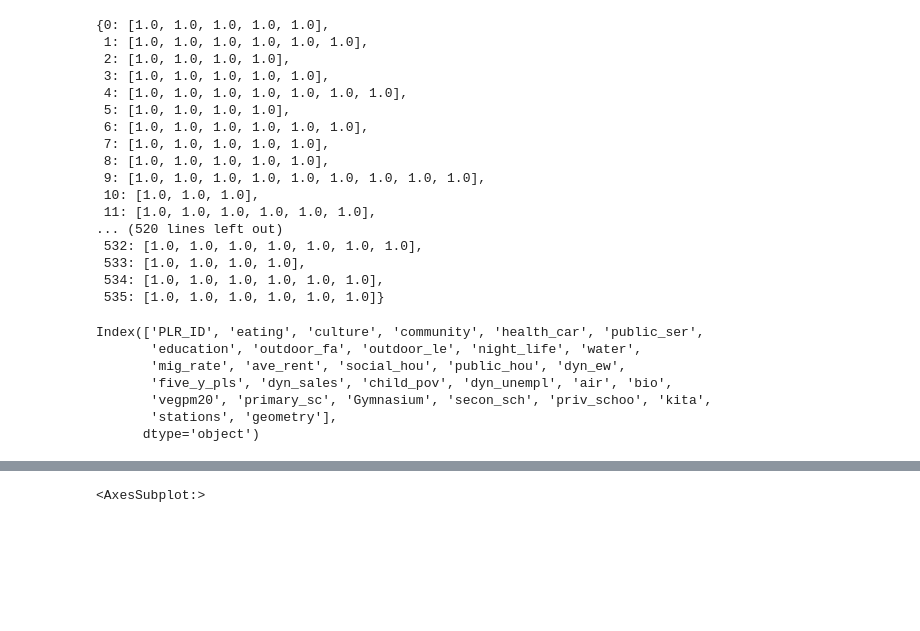
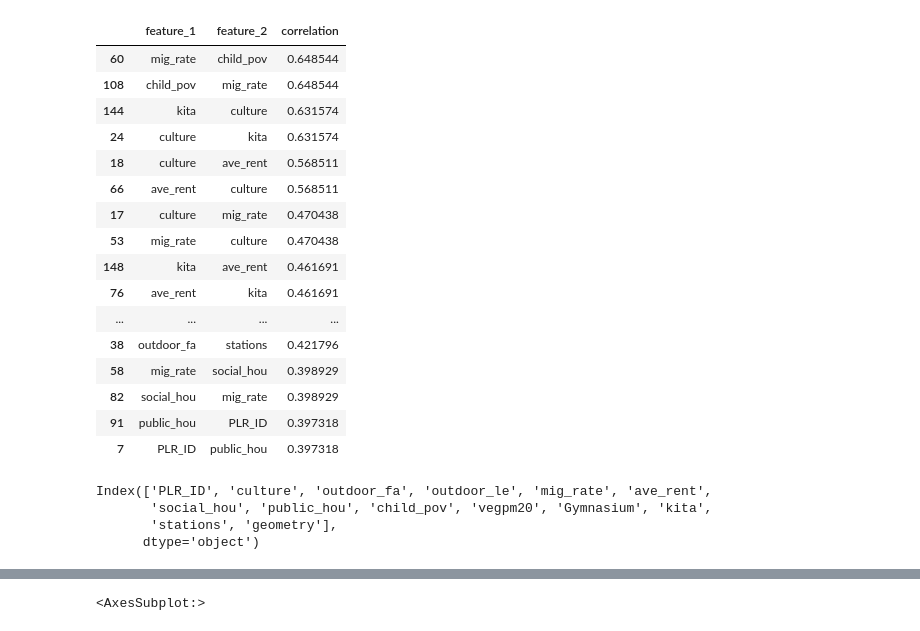
Before and after one commit to Safiaaaaa/YouthInTheCity, a Jupyter notebook: notebooks/safia-basic-model.ipynb, the cells around one changed output, grey strips where cells are left out. Drawn from its saved outputs; the diff is of its cells as text; code cells hidden in the pictures; blank space fills up the shorter version.

```diff
--- a/notebooks/safia-basic-model.ipynb
+++ b/notebooks/safia-basic-model.ipynb
@@ -53,38 +56,42 @@ selected = gpd.read_file('../raw_data/basic_model_gdf.shp')
 # %%
 queen = libpysal.weights.Queen.from_dataframe(selected)
 # %%
-queen.weights
+#queen.weights
-# %% [output]
-{0: [1.0, 1.0, 1.0, 1.0, 1.0],
- 1: [1.0, 1.0, 1.0, 1.0, 1.0, 1.0],
- 2: [1.0, 1.0, 1.0, 1.0],
- 3: [1.0, 1.0, 1.0, 1.0, 1.0],
- 4: [1.0, 1.0, 1.0, 1.0, 1.0, 1.0, 1.0],
- 5: [1.0, 1.0, 1.0, 1.0],
- 6: [1.0, 1.0, 1.0, 1.0, 1.0, 1.0],
- 7: [1.0, 1.0, 1.0, 1.0, 1.0],
- 8: [1.0, 1.0, 1.0, 1.0, 1.0],
- 9: [1.0, 1.0, 1.0, 1.0, 1.0, 1.0, 1.0, 1.0, 1.0],
- 10: [1.0, 1.0, 1.0],
- 11: [1.0, 1.0, 1.0, 1.0, 1.0, 1.0],
-... (520 lines left out)
- 532: [1.0, 1.0, 1.0, 1.0, 1.0, 1.0, 1.0],
- 533: [1.0, 1.0, 1.0, 1.0],
- 534: [1.0, 1.0, 1.0, 1.0, 1.0, 1.0],
- 535: [1.0, 1.0, 1.0, 1.0, 1.0, 1.0]}
+# %%
+corr = selected.corr()
+corr_df = corr.unstack().reset_index() #Unstack correlation matrix
+corr_df.columns = ["feature_1", "feature_2", "correlation"] #Rename the columns
+corr_df.sort_values(by="correlation", ascending=False, inplace=True)
+corr_df = corr_df[corr_df["feature_1"] != corr_df["feature_2"]] #remove the self-corr
+corr_df.head(20)
+# %% [output]
+|  | feature_1 | feature_2 | correlation |
+| 60 | mig_rate | child_pov | 0.648544 |
+| 108 | child_pov | mig_rate | 0.648544 |
+| 144 | kita | culture | 0.631574 |
+| 24 | culture | kita | 0.631574 |
+| 18 | culture | ave_rent | 0.568511 |
+| 66 | ave_rent | culture | 0.568511 |
+| 17 | culture | mig_rate | 0.470438 |
+| 53 | mig_rate | culture | 0.470438 |
+| 148 | kita | ave_rent | 0.461691 |
+| 76 | ave_rent | kita | 0.461691 |
+| ... | ... | ... | ... |
+| 38 | outdoor_fa | stations | 0.421796 |
+| 58 | mig_rate | social_hou | 0.398929 |
+| 82 | social_hou | mig_rate | 0.398929 |
+| 91 | public_hou | PLR_ID | 0.397318 |
+| 7 | PLR_ID | public_hou | 0.397318 |
 # %%
 y = np.array(selected['child_pov'])
 X = selected.drop(columns=[
     'PLR_ID','child_pov', 'geometry']).to_numpy()
-# %%
-selected.columns
-# %% [output]
-Index(['PLR_ID', 'eating', 'culture', 'community', 'health_car', 'public_ser',
-       'education', 'outdoor_fa', 'outdoor_le', 'night_life', 'water',
-       'mig_rate', 'ave_rent', 'social_hou', 'public_hou', 'dyn_ew',
-       'five_y_pls', 'dyn_sales', 'child_pov', 'dyn_unempl', 'air', 'bio',
-       'vegpm20', 'primary_sc', 'Gymnasium', 'secon_sch', 'priv_schoo', 'kita',
-       'stations', 'geometry'],
-      dtype='object')
+# %%
+selected.columns
+# %% [output]
+Index(['PLR_ID', 'culture', 'outdoor_fa', 'outdoor_le', 'mig_rate', 'ave_rent',
+       'social_hou', 'public_hou', 'child_pov', 'vegpm20', 'Gymnasium', 'kita',
+       'stations', 'geometry'],
+      dtype='object')
 # %%
 columns = [
```
Also changed, not shown: parts of 34 cells of this notebook, 1 other file.
